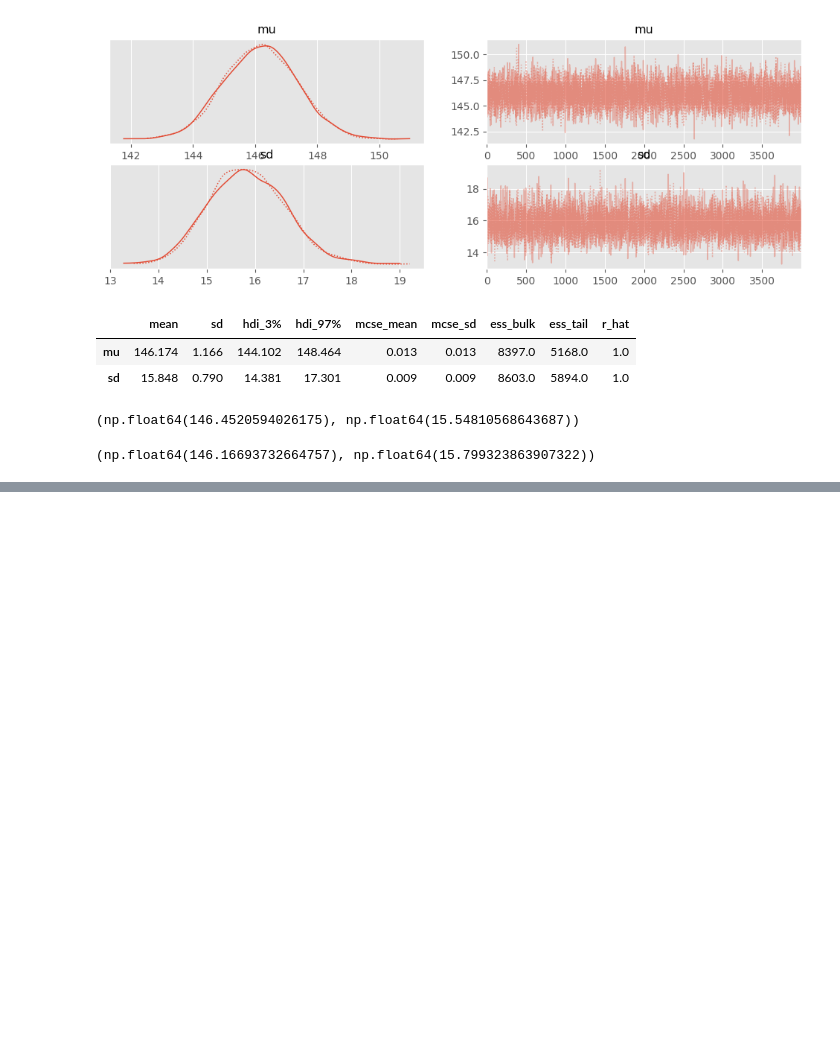
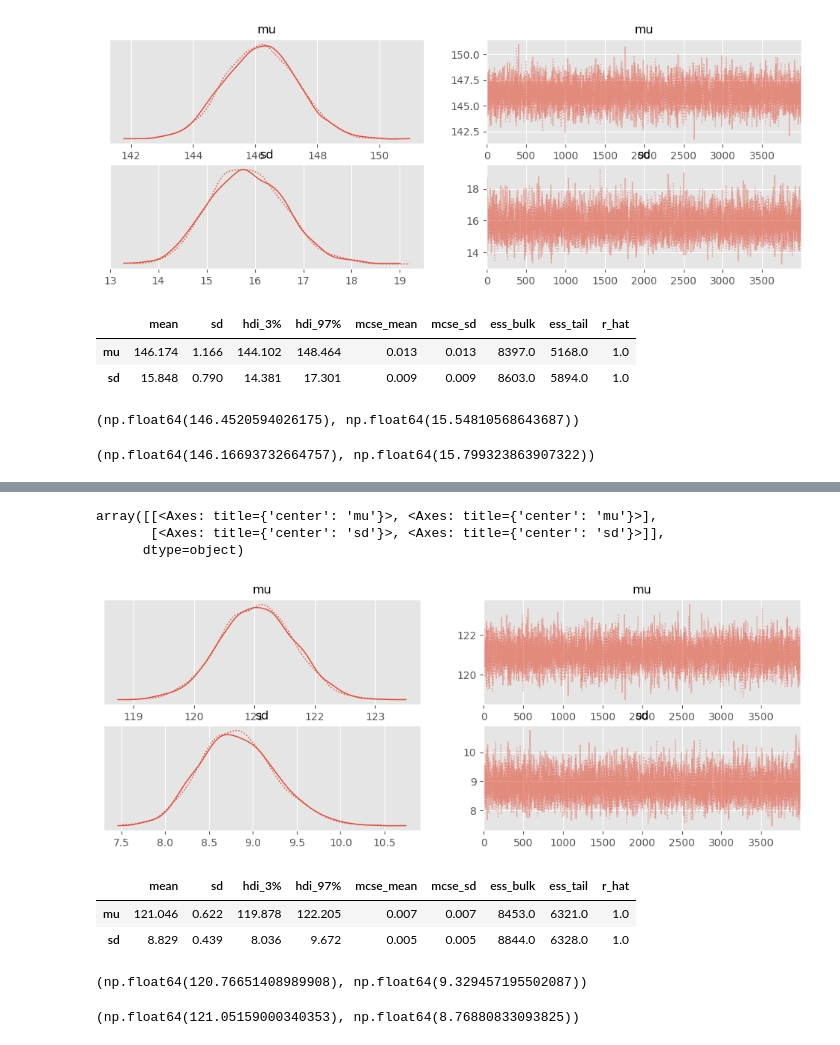
Before and after one commit to fadeeva/probabilistic, a Jupyter notebook: pymc/003_incomplete_data.ipynb, the cells around one changed output, grey strips where cells are left out. Saved outputs shown, nothing was run; the diff lists cells and outputs as text; code cells hidden in the pictures; blank space fills up the shorter version.

```diff
--- a/pymc/003_incomplete_data.ipynb
+++ b/pymc/003_incomplete_data.ipynb
@@ -86,0 +98,9 @@ aapl_m.mean(), aapl_m.std()
+# %%
+with pm.Model() as model_ibm:
+    mu = pm.Uniform('mu', lower=0, upper=200)
+    sd = pm.HalfNormal('sd', sigma=10)
+    y = pm.Normal('y', mu=mu, sigma=sd, observed=ibm_m)
+    trace_ibm = pm.sample(4_000)
+
+az.plot_trace(trace_ibm)
+# %% [output]
@@ -86,0 +109,18 @@ aapl_m.mean(), aapl_m.std()
+array([[<Axes: title={'center': 'mu'}>, <Axes: title={'center': 'mu'}>],
+       [<Axes: title={'center': 'sd'}>, <Axes: title={'center': 'sd'}>]],
+      dtype=object)
+[figure, added]
+# %%
+az.summary(trace_ibm)
+# %% [output]
+|  | mean | sd | hdi_3% | hdi_97% | mcse_mean | mcse_sd | ess_bulk | ess_tail | r_hat |
+| mu | 121.046 | 0.622 | 119.878 | 122.205 | 0.007 | 0.007 | 8453.0 | 6321.0 | 1.0 |
+| sd | 8.829 | 0.439 | 8.036 | 9.672 | 0.005 | 0.005 | 8844.0 | 6328.0 | 1.0 |
+# %%
+ibm.mean(), ibm.std()
+# %% [output]
+(np.float64(120.76651408989908), np.float64(9.329457195502087))
+# %%
+ibm_m.mean(), ibm_m.std()
+# %% [output]
+(np.float64(121.05159000340353), np.float64(8.76880833093825))
```
Also changed, not shown: parts of 9 cells of this notebook.
